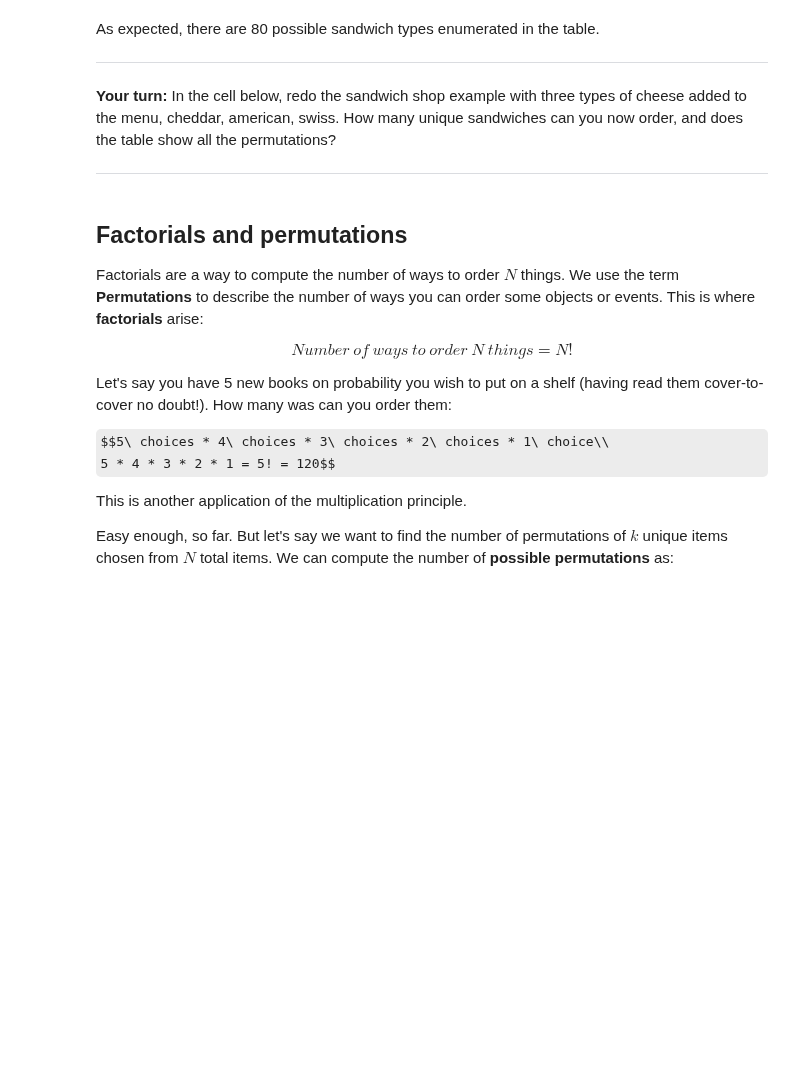
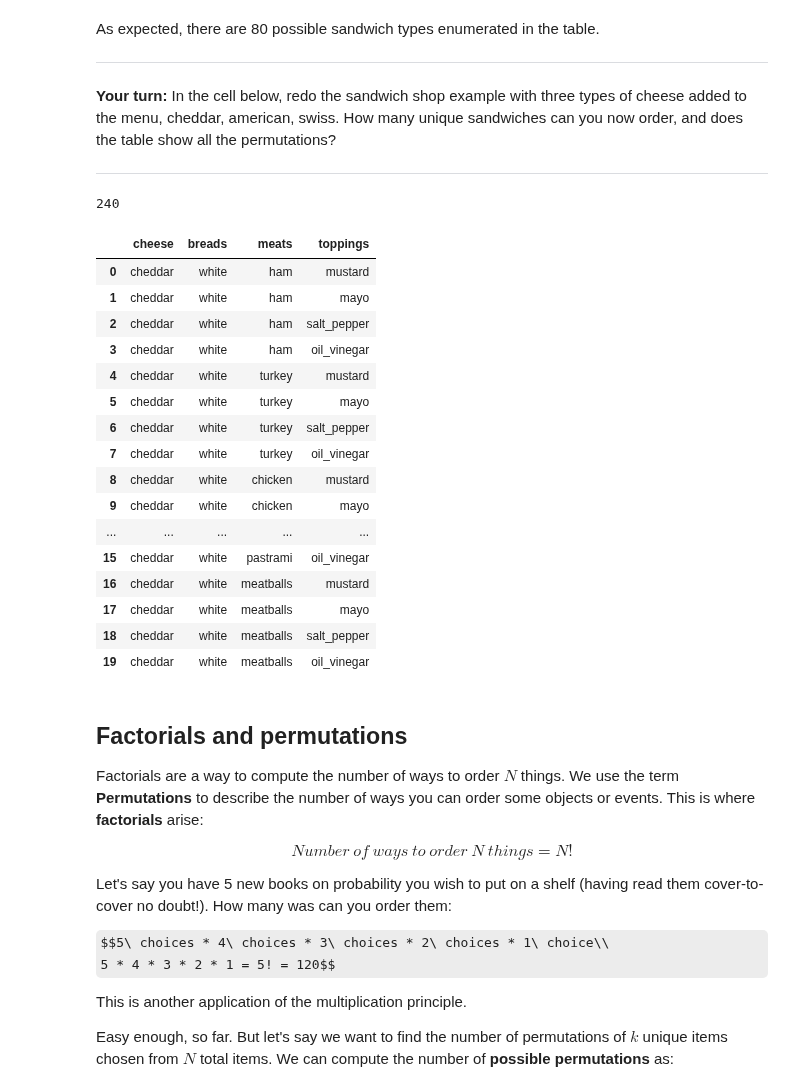
Before and after one commit to StephenElston/DataScience410, a Jupyter notebook: Lecture3/CountsAndCombinatorics.ipynb, the cells around one changed output. Cells and saved outputs as stored; diff of their text form; code cells hidden in the pictures; some formulas as TeX source; blank space fills up the shorter version.

```diff
--- a/Lecture3/CountsAndCombinatorics.ipynb
+++ b/Lecture3/CountsAndCombinatorics.ipynb
@@ -54,6 +87,32 @@ As expected, there are 80 possible sandwich types enumerated in the table.
 ***
 **Your turn:** In the cell below, redo the sandwich shop example with three types of cheese added to the menu, cheddar, american, swiss. How many unique sandwiches can you now order, and does the table show all the permutations?
 ***
+# %%
+cheese = ['cheddar','american','swiss']
+sandwiches_cheese = pandas.DataFrame(
+    list(itertools.product(cheese, breads, meats, toppings)),
+    columns=['cheese', 'breads', 'meats', 'toppings'])
+print(len(sandwiches_cheese))
+sandwiches_cheese.head(20)
+# %% [output]
+240
+|  | cheese | breads | meats | toppings |
+| 0 | cheddar | white | ham | mustard |
+| 1 | cheddar | white | ham | mayo |
+| 2 | cheddar | white | ham | salt_pepper |
+| 3 | cheddar | white | ham | oil_vinegar |
+| 4 | cheddar | white | turkey | mustard |
+| 5 | cheddar | white | turkey | mayo |
+| 6 | cheddar | white | turkey | salt_pepper |
+| 7 | cheddar | white | turkey | oil_vinegar |
+| 8 | cheddar | white | chicken | mustard |
+| 9 | cheddar | white | chicken | mayo |
+| ... | ... | ... | ... | ... |
+| 15 | cheddar | white | pastrami | oil_vinegar |
+| 16 | cheddar | white | meatballs | mustard |
+| 17 | cheddar | white | meatballs | mayo |
+| 18 | cheddar | white | meatballs | salt_pepper |
+| 19 | cheddar | white | meatballs | oil_vinegar |
 # %% [markdown]
 ##  Factorials and permutations
 
```
Also changed, not shown: parts of 6 cells of this notebook, 2 other files.
